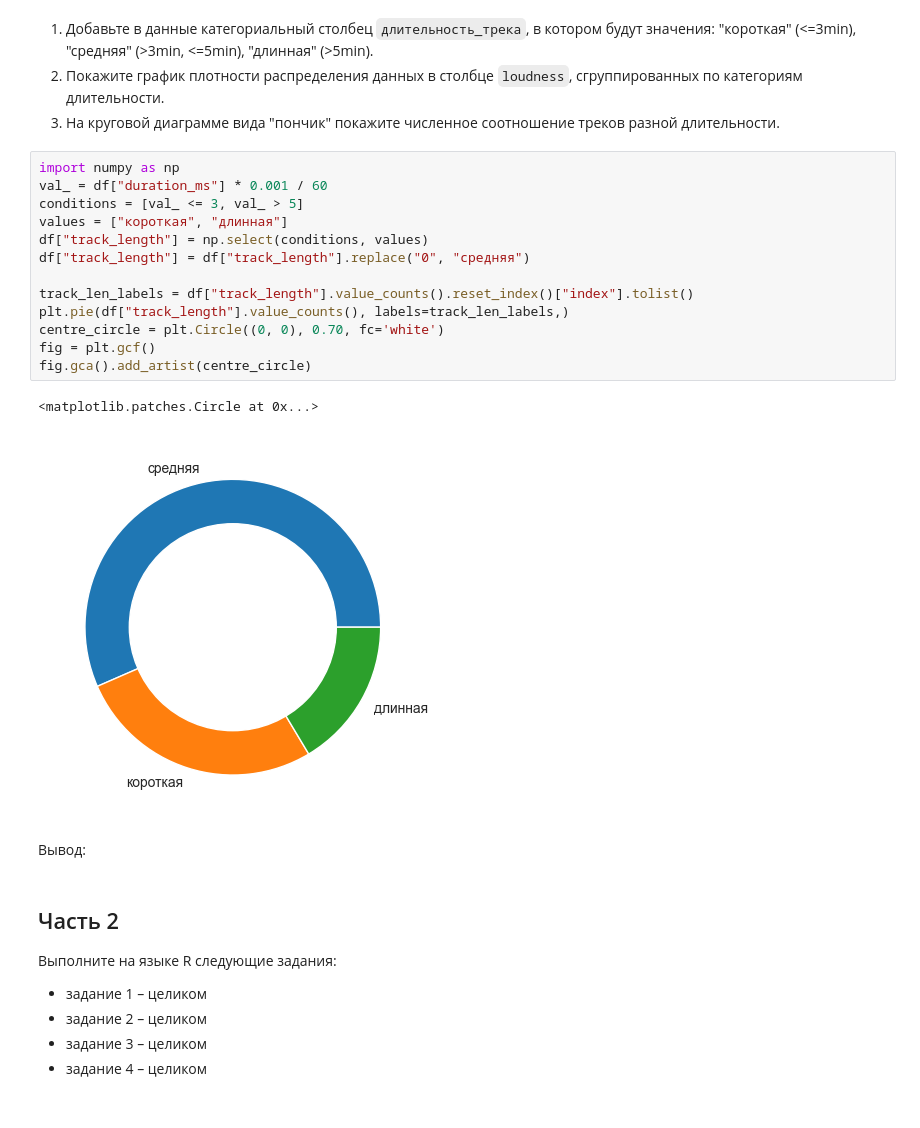
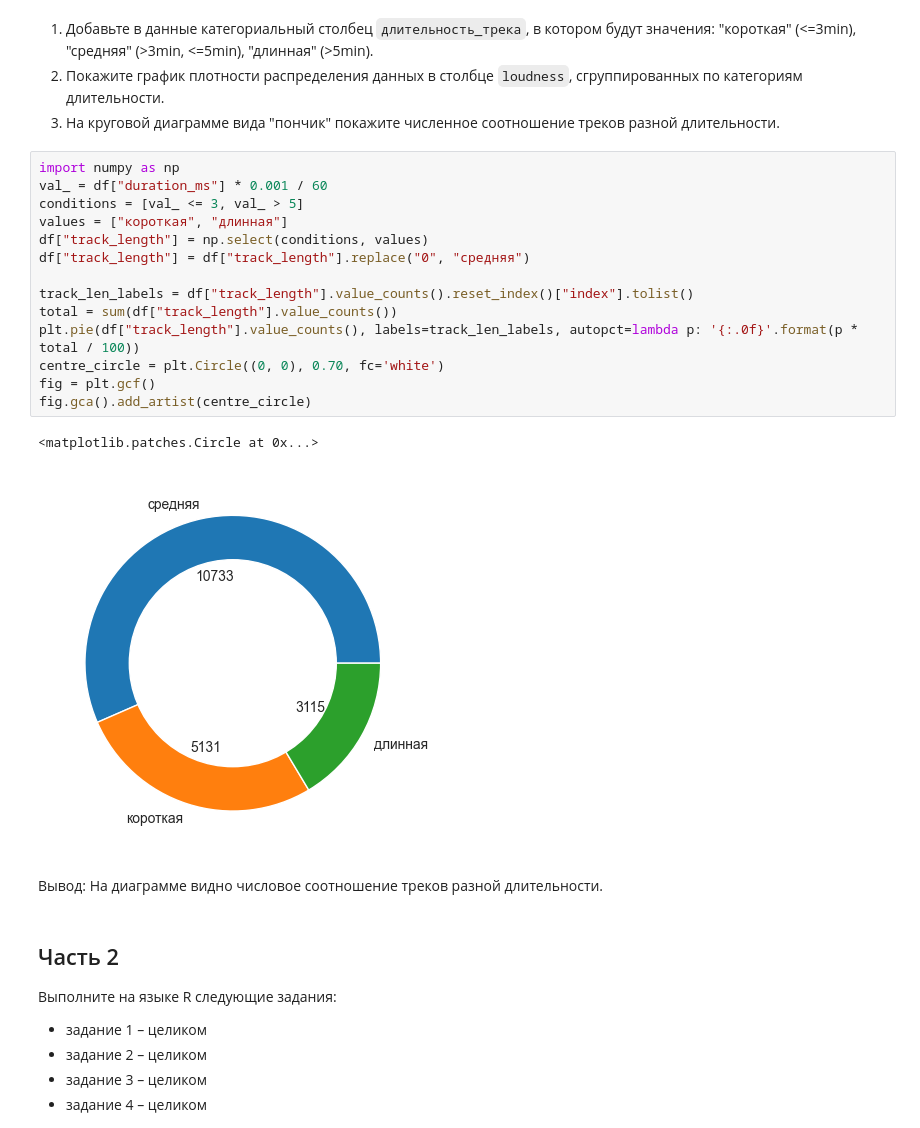
Before and after one commit to hellkirl/cs102, a Jupyter notebook: homework06/hw6_python.ipynb, the cells around one changed output. Saved outputs shown, nothing was run; the diff lists cells and outputs as text.

```diff
--- a/homework06/hw6_python.ipynb
+++ b/homework06/hw6_python.ipynb
@@ -249,21 +249,23 @@ max_min_popularity_genre_feature
 # %%
 import numpy as np
 val_ = df["duration_ms"] * 0.001 / 60
 conditions = [val_ <= 3, val_ > 5]
 values = ["короткая", "длинная"]
 df["track_length"] = np.select(conditions, values)
 df["track_length"] = df["track_length"].replace("0", "средняя")
 
 track_len_labels = df["track_length"].value_counts().reset_index()["index"].tolist()
-plt.pie(df["track_length"].value_counts(), labels=track_len_labels,)
+total = sum(df["track_length"].value_counts())
+plt.pie(df["track_length"].value_counts(), labels=track_len_labels, autopct=lambda p: '{:.0f}'.format(p * total / 100))
 centre_circle = plt.Circle((0, 0), 0.70, fc='white')
 fig = plt.gcf()
 fig.gca().add_artist(centre_circle)
 # %% [output]
 <matplotlib.patches.Circle at 0x...>
-[figure, old version]
+[figure, new version]
-# %% [markdown]
-Вывод:
+# %% [markdown]
+Вывод:
+На диаграмме видно числовое соотношение треков разной длительности.
 # %% [markdown]
 ## Часть 2
 
```
